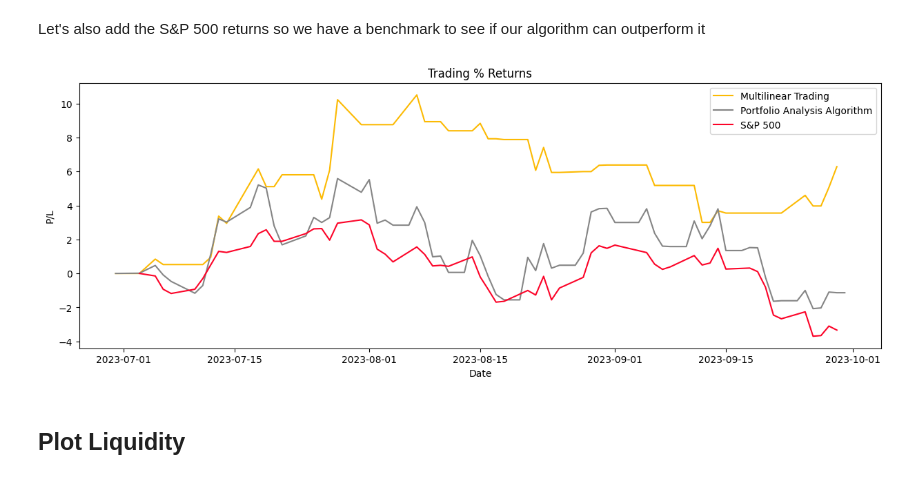
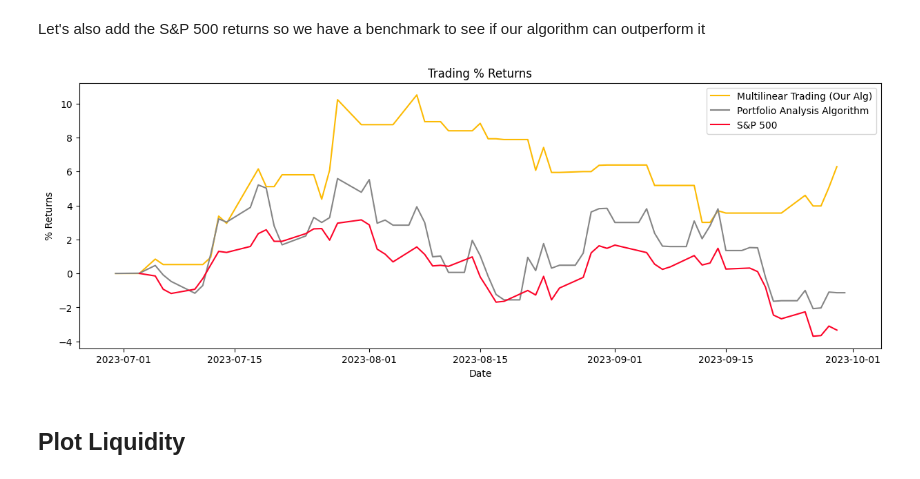
Before and after one commit to NotReallyJustin/SSMIF-Analyst-App, a Jupyter notebook: justin_chen_algo_strat.ipynb, the cells around one changed output. Drawn from its saved outputs; the diff is of its cells as text; code cells hidden in the pictures.

```diff
--- a/justin_chen_algo_strat.ipynb
+++ b/justin_chen_algo_strat.ipynb
@@ -778,17 +778,17 @@ for idx in range(START_DATE_IDX, END_DATE_IDX + 1):
 # %%
 %matplotlib inline
 
 plt.figure(figsize=(15,5))
-plt.plot(pl_ret, color="#fcba03", label="Multilinear Trading")
+plt.plot(pl_ret, color="#fcba03", label="Multilinear Trading (Our Alg)")
 plt.plot(dummy_ret, color="#858585", label="Portfolio Analysis Algorithm")
 plt.plot(spy_ret, color="#fc0328", label="S&P 500")
 plt.title("Trading % Returns")
 plt.xlabel('Date')
-plt.ylabel('P/L')
+plt.ylabel('% Returns')
 plt.legend()
 plt.show()
 # %% [output]
-[figure, old version]
+[figure, new version]
 # %% [markdown]
 ## Plot Liquidity
 # %% [markdown]
```
Also changed, not shown: parts of 9 cells of this notebook, 1 other file.
